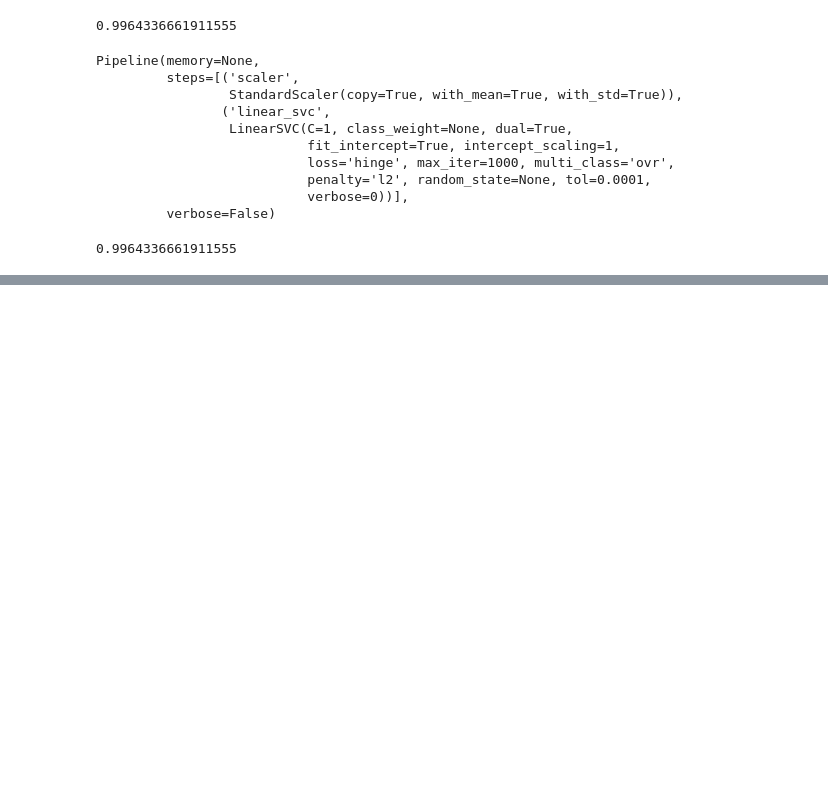
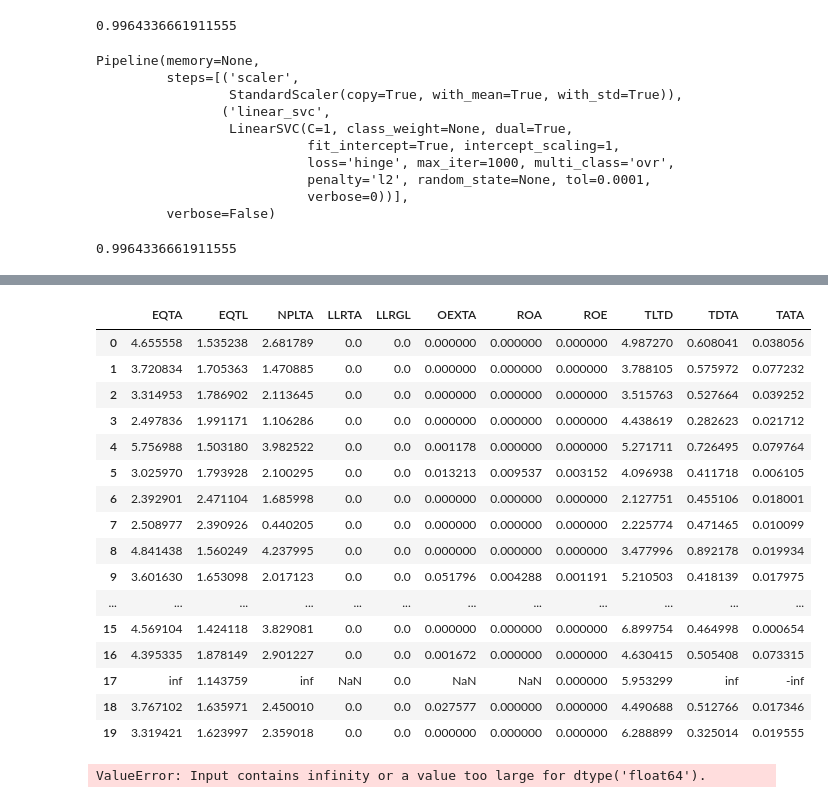
Before and after one commit to allaccountstaken/predicting_bank_distress, a Jupyter notebook: regression_banks_2010.ipynb, the cells around one changed output, grey strips where cells are left out. Cells and saved outputs as stored; diff of their text form; code cells hidden in the pictures; blank space fills up the shorter version.

```diff
--- a/regression_banks_2010.ipynb
+++ b/regression_banks_2010.ipynb
@@ -651,0 +664,3 @@ svm_clf.score(X_test, y_test)
+# %%
+all_banks_2010Q4_df.drop(['AsOfDate'], axis=1, inplace=True)
+len(all_banks_2010Q4_df)
@@ -651,0 +669,3 @@ svm_clf.score(X_test, y_test)
+# %%
+all_banks_2010Q4_df.dropna(inplace=True)
+len(all_banks_2010Q4_df)
@@ -651,0 +684,3 @@ svm_clf.score(X_test, y_test)
+# %%
+data = all_banks_2010Q4_df
+len(data.loc[data.Target==1])
@@ -651,0 +693,3 @@ svm_clf.score(X_test, y_test)
+# %%
+XXX = data
+XXX.head(2)
@@ -652,3 +772,34 @@ svm_clf.score(X_test, y_test)
+# %%
+yyy = X_CAMELS['Target']
+XXX = X_CAMELS.drop(['Target'], axis=1)
+XXX.head(20)
+# %% [output]
+|  | EQTA | EQTL | NPLTA | LLRTA | LLRGL | OEXTA | ROA | ROE | TLTD | TDTA | TATA |
+| 0 | 4.655558 | 1.535238 | 2.681789 | 0.0 | 0.0 | 0.000000 | 0.000000 | 0.000000 | 4.987270 | 0.608041 | 0.038056 |
+| 1 | 3.720834 | 1.705363 | 1.470885 | 0.0 | 0.0 | 0.000000 | 0.000000 | 0.000000 | 3.788105 | 0.575972 | 0.077232 |
+| 2 | 3.314953 | 1.786902 | 2.113645 | 0.0 | 0.0 | 0.000000 | 0.000000 | 0.000000 | 3.515763 | 0.527664 | 0.039252 |
+| 3 | 2.497836 | 1.991171 | 1.106286 | 0.0 | 0.0 | 0.000000 | 0.000000 | 0.000000 | 4.438619 | 0.282623 | 0.021712 |
+| 4 | 5.756988 | 1.503180 | 3.982522 | 0.0 | 0.0 | 0.001178 | 0.000000 | 0.000000 | 5.271711 | 0.726495 | 0.079764 |
+| 5 | 3.025970 | 1.793928 | 2.100295 | 0.0 | 0.0 | 0.013213 | 0.009537 | 0.003152 | 4.096938 | 0.411718 | 0.006105 |
+| 6 | 2.392901 | 2.471104 | 1.685998 | 0.0 | 0.0 | 0.000000 | 0.000000 | 0.000000 | 2.127751 | 0.455106 | 0.018001 |
+| 7 | 2.508977 | 2.390926 | 0.440205 | 0.0 | 0.0 | 0.000000 | 0.000000 | 0.000000 | 2.225774 | 0.471465 | 0.010099 |
+| 8 | 4.841438 | 1.560249 | 4.237995 | 0.0 | 0.0 | 0.000000 | 0.000000 | 0.000000 | 3.477996 | 0.892178 | 0.019934 |
+| 9 | 3.601630 | 1.653098 | 2.017123 | 0.0 | 0.0 | 0.051796 | 0.004288 | 0.001191 | 5.210503 | 0.418139 | 0.017975 |
+| ... | ... | ... | ... | ... | ... | ... | ... | ... | ... | ... | ... |
+| 15 | 4.569104 | 1.424118 | 3.829081 | 0.0 | 0.0 | 0.000000 | 0.000000 | 0.000000 | 6.899754 | 0.464998 | 0.000654 |
+| 16 | 4.395335 | 1.878149 | 2.901227 | 0.0 | 0.0 | 0.001672 | 0.000000 | 0.000000 | 4.630415 | 0.505408 | 0.073315 |
+| 17 | inf | 1.143759 | inf | NaN | 0.0 | NaN | NaN | 0.000000 | 5.953299 | inf | -inf |
+| 18 | 3.767102 | 1.635971 | 2.450010 | 0.0 | 0.0 | 0.027577 | 0.000000 | 0.000000 | 4.490688 | 0.512766 | 0.017346 |
+| 19 | 3.319421 | 1.623997 | 2.359018 | 0.0 | 0.0 | 0.000000 | 0.000000 | 0.000000 | 6.288899 | 0.325014 | 0.019555 |
+# %%
+XXX_train, XXX_test, yyy_train, yyy_test = train_test_split(XXX, yyy, test_size=0.2, stratify=yyy)
+#XX_train, XX_test, yy_train, yy_test = train_test_split(XX, yy, test_size=0.2, random_state=1, stratify=y)
+scaler = StandardScaler()
+scaler.fit(XXX_train)
+XXX_train_std = scaler.transform(XXX_train)
+XXX_test_std = scaler.transform(XXX_test)
+# %% [output]
+ValueError: Input contains infinity or a value too large for dtype('float64').
 # %%
 #EQTA = RIAD3210 / RCON2170 # 1) Total Equity / Total Assets (EQTA) = 0.08 for ID=367851
 
```
Also changed, not shown: parts of 15 cells of this notebook, 1 other file.
